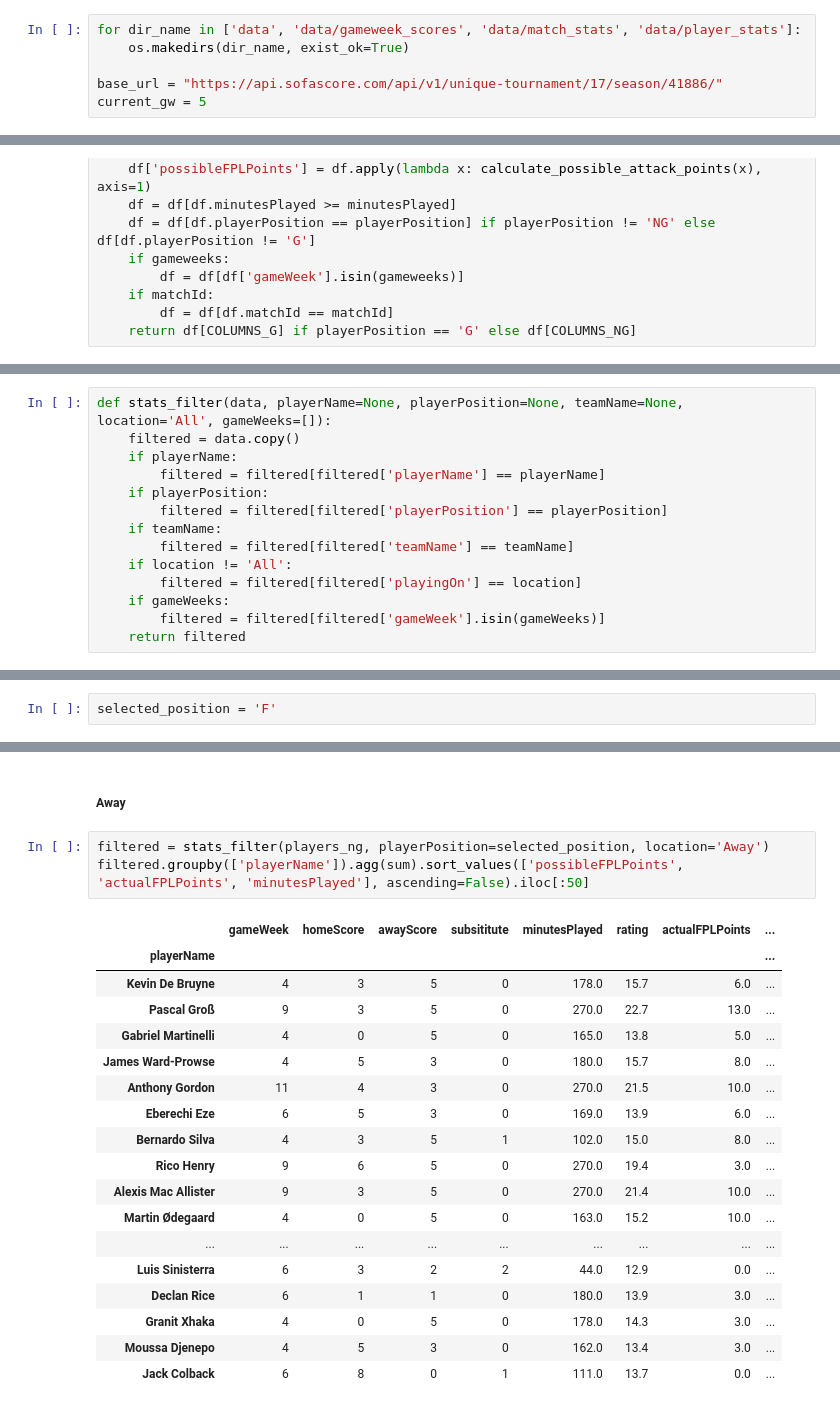
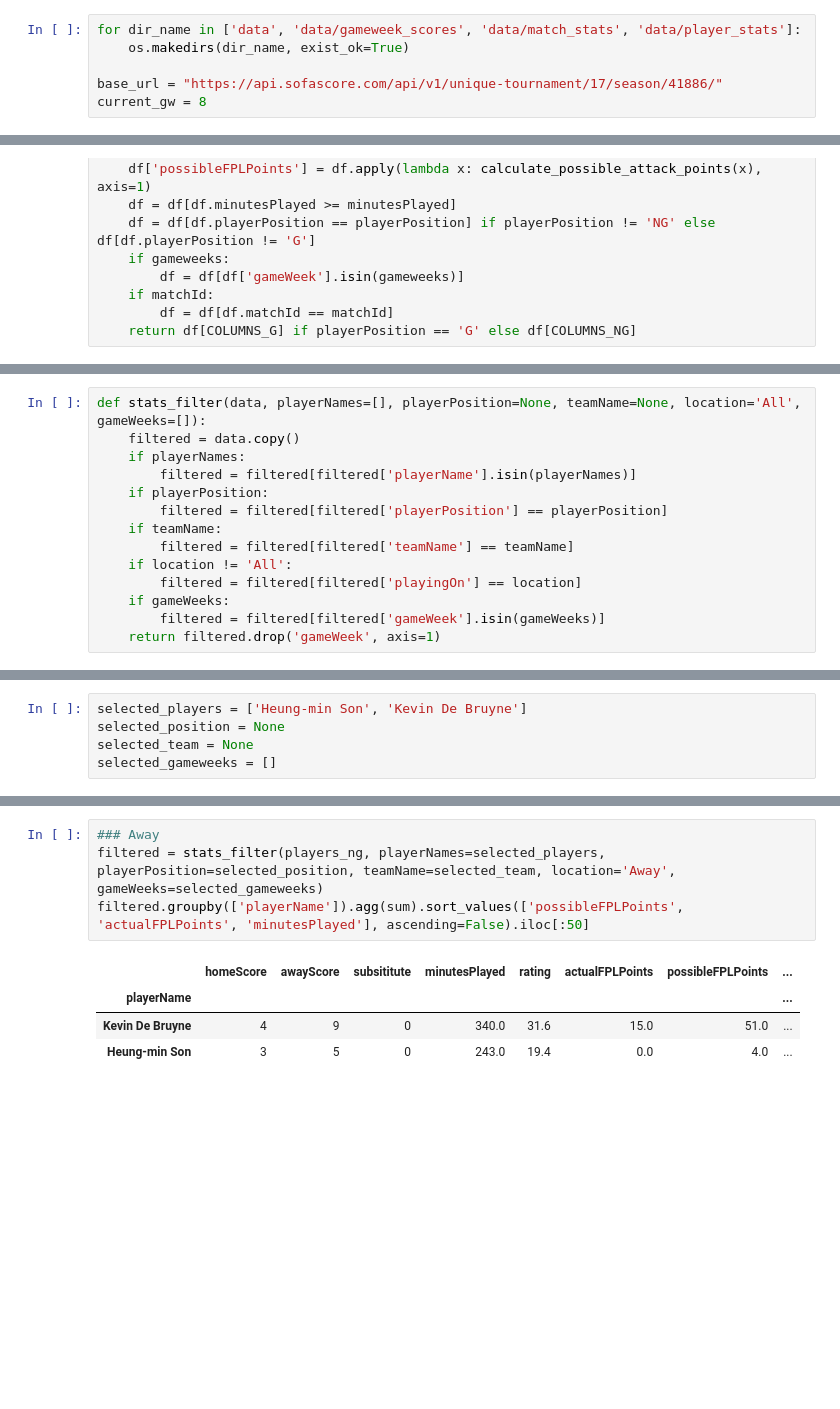
Before and after one commit to umer11792/premier-league-statistical-analysis, a Jupyter notebook: SofaScore.ipynb, the cells around one changed output, grey strips where cells are left out. Cells and saved outputs as stored; diff of their text form; blank space fills up the shorter version.

```diff
--- a/SofaScore.ipynb
+++ b/SofaScore.ipynb
@@ -9,7 +9,7 @@ for dir_name in ['data', 'data/gameweek_scores', 'data/match_stats', 'data/playe
     os.makedirs(dir_name, exist_ok=True)
 
 base_url = "https://api.sofascore.com/api/v1/unique-tournament/17/season/41886/"
-current_gw = 5
+current_gw = 8
 # %% [markdown]
 ### Team
 # %% [markdown]
@@ -222,10 +219,10 @@ players_d = get_player_stats(player_stats_gw_all, 'D')  # Defenders
 players_g = get_player_stats(player_stats_gw_all, 'G')  # Goal Keepers
 players_ng = get_player_stats(player_stats_gw_all)  # All NG Players
 # %%
-def stats_filter(data, playerName=None, playerPosition=None, teamName=None, location='All', gameWeeks=[]):
+def stats_filter(data, playerNames=[], playerPosition=None, teamName=None, location='All', gameWeeks=[]):
     filtered = data.copy()
-    if playerName:
-        filtered = filtered[filtered['playerName'] == playerName]
+    if playerNames:
+        filtered = filtered[filtered['playerName'].isin(playerNames)]
     if playerPosition:
         filtered = filtered[filtered['playerPosition'] == playerPosition]
     if teamName:
@@ -234,5 +231,5 @@ def stats_filter(data, playerName=None, playerPosition=None, teamName=None, loca
         filtered = filtered[filtered['playingOn'] == location]
     if gameWeeks:
         filtered = filtered[filtered['gameWeek'].isin(gameWeeks)]
-    return filtered
+    return filtered.drop('gameWeek', axis=1)
 # %% [markdown]
@@ -240,2 +243,5 @@ def stats_filter(data, playerName=None, playerPosition=None, teamName=None, loca
 # %%
-selected_position = 'F'
+selected_players = ['Heung-min Son', 'Kevin De Bruyne']
+selected_position = None
+selected_team = None
+selected_gameweeks = []
@@ -290,24 +266,9 @@ filtered.groupby(['playerName']).agg(sum).sort_values(['possibleFPLPoints', 'act
-# %% [markdown]
-##### Away
 # %%
-filtered = stats_filter(players_ng, playerPosition=selected_position, location='Away')
+### Away
+filtered = stats_filter(players_ng, playerNames=selected_players, playerPosition=selected_position, teamName=selected_team, location='Away', gameWeeks=selected_gameweeks)
 filtered.groupby(['playerName']).agg(sum).sort_values(['possibleFPLPoints', 'actualFPLPoints', 'minutesPlayed'], ascending=False).iloc[:50]
 # %% [output]
-|  | gameWeek | homeScore | awayScore | subsititute | minutesPlayed | rating | actualFPLPoints | ... |
+|  | homeScore | awayScore | subsititute | minutesPlayed | rating | actualFPLPoints | possibleFPLPoints | ... |
 | playerName |  |  |  |  |  |  |  | ... |
-| Kevin De Bruyne | 4 | 3 | 5 | 0 | 178.0 | 15.7 | 6.0 | ... |
-| Pascal Groß | 9 | 3 | 5 | 0 | 270.0 | 22.7 | 13.0 | ... |
-| Gabriel Martinelli | 4 | 0 | 5 | 0 | 165.0 | 13.8 | 5.0 | ... |
-| James Ward-Prowse | 4 | 5 | 3 | 0 | 180.0 | 15.7 | 8.0 | ... |
-| Anthony Gordon | 11 | 4 | 3 | 0 | 270.0 | 21.5 | 10.0 | ... |
-| Eberechi Eze | 6 | 5 | 3 | 0 | 169.0 | 13.9 | 6.0 | ... |
-| Bernardo Silva | 4 | 3 | 5 | 1 | 102.0 | 15.0 | 8.0 | ... |
-| Rico Henry | 9 | 6 | 5 | 0 | 270.0 | 19.4 | 3.0 | ... |
-| Alexis Mac Allister | 9 | 3 | 5 | 0 | 270.0 | 21.4 | 10.0 | ... |
-| Martin Ødegaard | 4 | 0 | 5 | 0 | 163.0 | 15.2 | 10.0 | ... |
-| ... | ... | ... | ... | ... | ... | ... | ... | ... |
-| Luis Sinisterra | 6 | 3 | 2 | 2 | 44.0 | 12.9 | 0.0 | ... |
-| Declan Rice | 6 | 1 | 1 | 0 | 180.0 | 13.9 | 3.0 | ... |
-| Granit Xhaka | 4 | 0 | 5 | 0 | 178.0 | 14.3 | 3.0 | ... |
-| Moussa Djenepo | 4 | 5 | 3 | 0 | 162.0 | 13.4 | 3.0 | ... |
-| Jack Colback | 6 | 8 | 0 | 1 | 111.0 | 13.7 | 0.0 | ... |
+| Kevin De Bruyne | 4 | 9 | 0 | 340.0 | 31.6 | 15.0 | 51.0 | ... |
+| Heung-min Son | 3 | 5 | 0 | 243.0 | 19.4 | 0.0 | 4.0 | ... |
```
Also changed, not shown: parts of 20 cells of this notebook.
